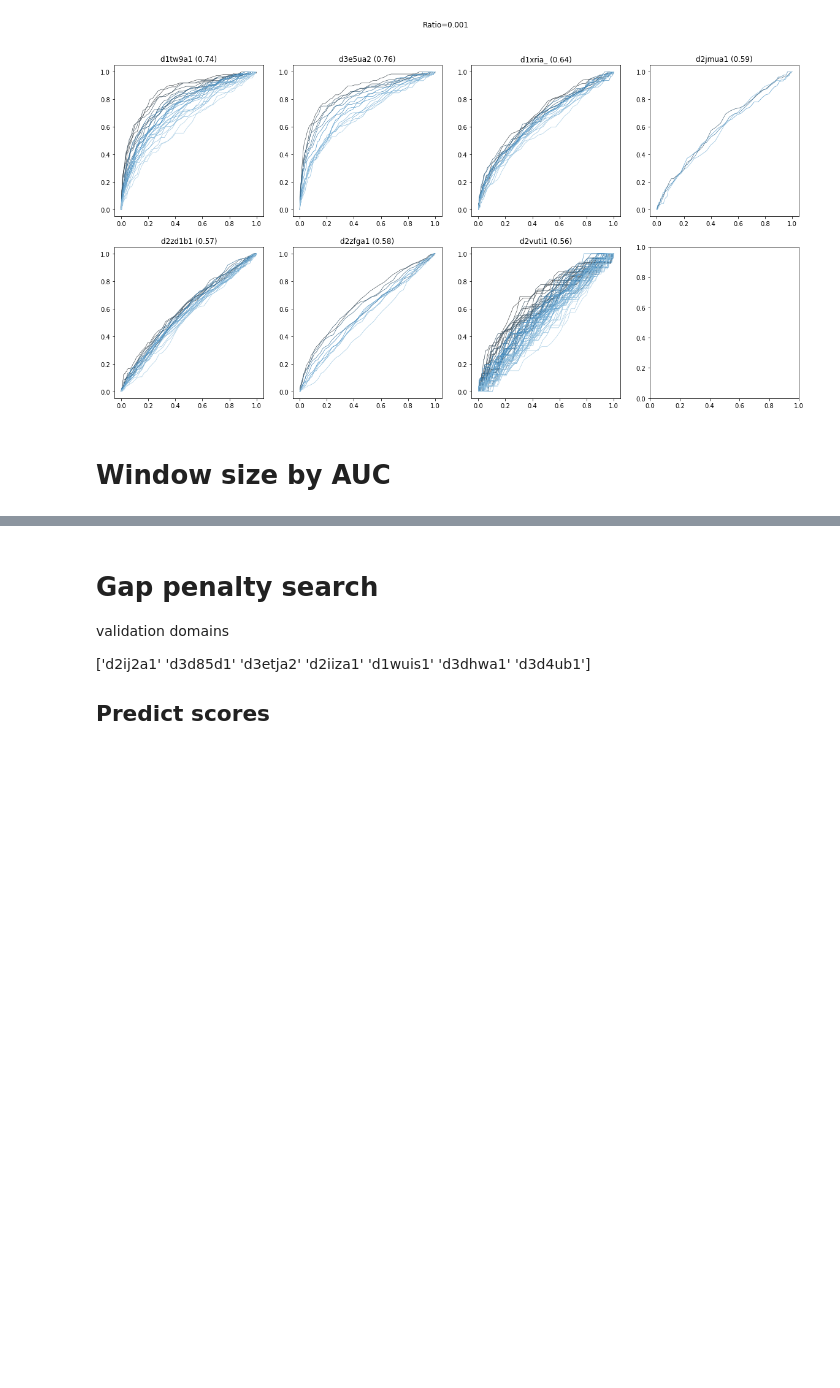
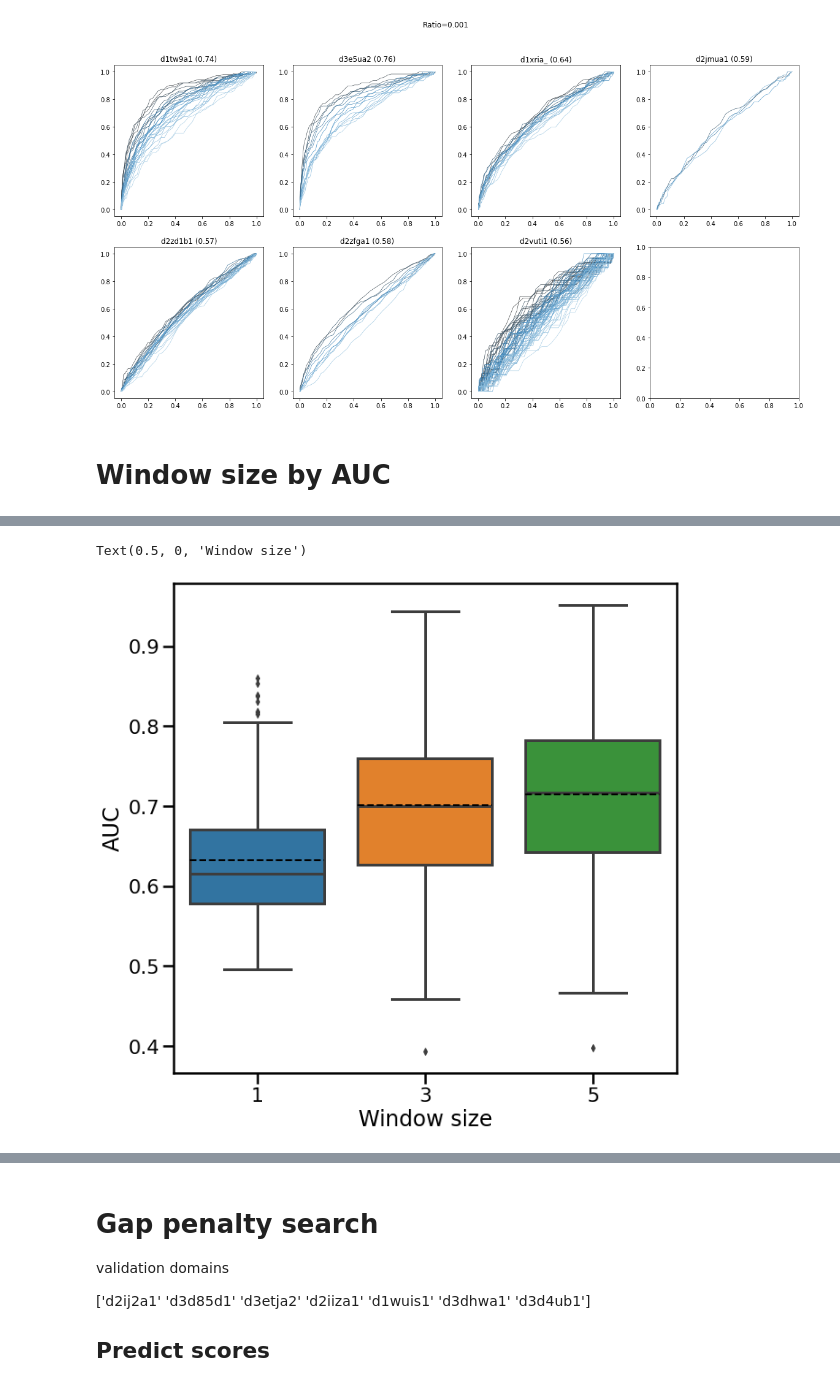
Before and after one commit to shuichiro-makigaki/exmachina, a Jupyter notebook: contrib/parameter_search.ipynb, the cells around one changed output, grey strips where cells are left out. Drawn from its saved outputs; the diff is of its cells as text; code cells hidden in the pictures; blank space fills up the shorter version.

```diff
--- a/contrib/parameter_search.ipynb
+++ b/contrib/parameter_search.ipynb
@@ -400,0 +375,15 @@ Window=5
+# %%
+tmp = pandas.DataFrame()
+for window in (1, 3, 5):
+    t = auc_df.query('window == @window')[['d1tw9a1', 'd3e5ua2', 'd1xria_', 'd2jmua1', 'd2zd1b1', 'd2zfga1', 'd2vuti1']]
+    shape = t.shape
+    tmp[f'{window}'] = t.values.reshape(shape[0]*shape[1])
+
+seaborn.set_context('poster')
+fig, ax = pyplot.subplots(figsize=(10, 10))
+seaborn.boxplot(data=tmp, ax=ax, showmeans=True, meanline=True, meanprops={'linewidth': 2, 'color': 'black'})
+ax.set_ylabel('AUC')
+ax.set_xlabel('Window size')
+# %% [output]
+Text(0.5, 0, 'Window size')
+[figure, added]
```
Also changed, not shown: parts of 6 cells of this notebook, 1 other file.
